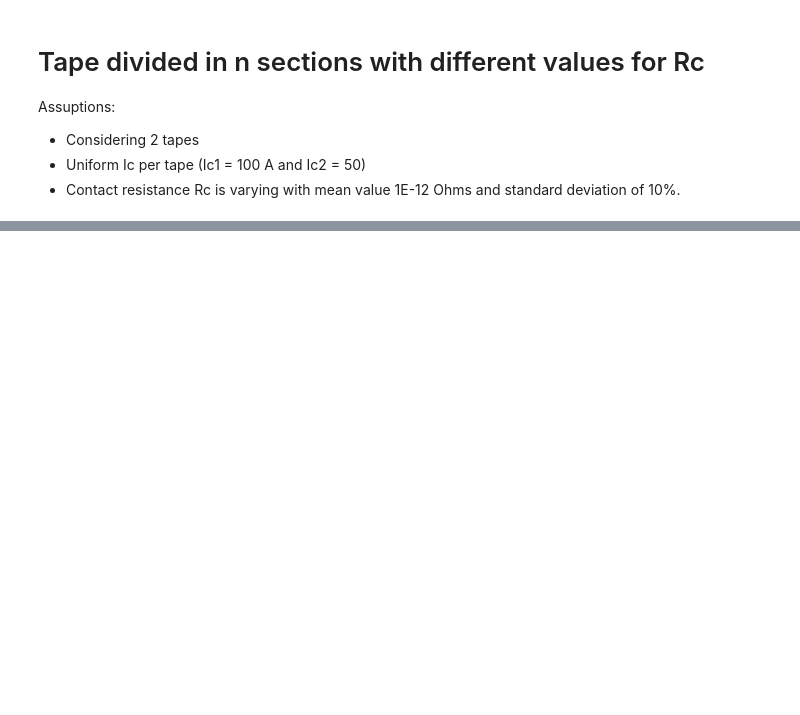
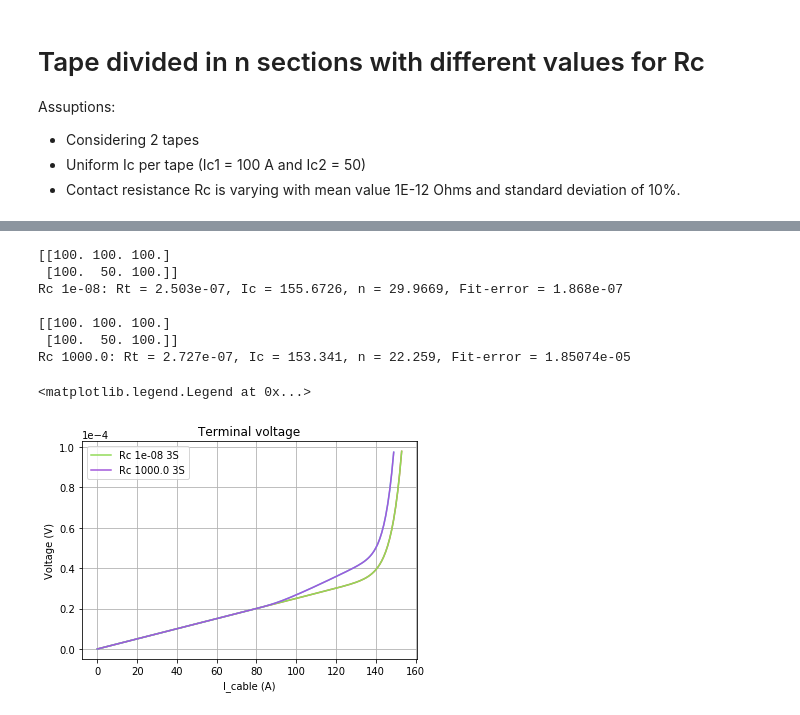
Before and after one commit to auroc10/LBNL, a Jupyter notebook: Contact/Contact resistance - Arbitrary number of sections.ipynb, the cells around one changed output, grey strips where cells are left out. Saved outputs shown, nothing was run; the diff lists cells and outputs as text; code cells hidden in the pictures; blank space fills up the shorter version.

```diff
--- a/Contact/Contact resistance - Arbitrary number of sections.ipynb
+++ b/Contact/Contact resistance - Arbitrary number of sections.ipynb
@@ -344,0 +355,72 @@ Fit: Rt = 2.499992243823655e-07, Ic = 139.0098835201944, n = 30.035578117086892,
+# %%
+%matplotlib inline
+
+R_cvals = np.array([10E-9,1000])
+ntape = 2
+for i in range(len(R_cvals)):
+    ns = 3 # Number of sections
+    filename = f'{ns} sections - Rc {R_cvals[i]}.cir'
+    Ic = np.zeros((ntape,ns))
+
+    Ic[0,:] = 100
+    Ic[1,:] = 100
+    Ic[1,1] = 50
+    print (Ic)
+    Rc = np.zeros(ns+1)+R_cvals[i]
+    #print(Rc)
+
+    Labels,data_points = generatingnetlist(filename,ns,Ic,Rc)
+    data = readdata(filename,Labels,data_points)
+
+    Icable = data[:,1]
+    Vt = data[:,2]
+    #plt.plot(Icable,Vt,label = f'Rc {Rc[i]}')
+
+    Vt_lim = []
+    Icable_lim = []
+    # Voltage limit
+    for l in range(len(Vt)):
+        if Vt[l] <= 100e-6: # Limit of the total voltage
+            Vt_lim.append(Vt[l])
+            Icable_lim.append(Icable[l])
+
+    Vt_lim = np.array(Vt_lim)
+    Icable_lim = np.array(Icable_lim)
+
+    plt.plot(Icable_lim,Vt_lim)
+    # Exponential fitting
+    Rt0,Ic0,n0 = 0.5E-6,100,30 # Initial values to fit exponential part
+    Rt_e,Ic_e,n_e = fit_exp(Icable_lim,Vt_lim,Rt0,Ic0,n0)
+    #print(Rt_e,Ic_e,n_e)
+
+    # Getting curve from fitting
+    Vt_fit_exp = model_func(Icable_lim,Rt_e,Ic_e,n_e)
+
+    # Calculating fitting error
+    Error = np.sqrt(sum((Vt_lim-Vt_fit_exp)**2))
+
+    # Plotting
+    print(f'Rc {Rc[i]}: Rt = {round(Rt_e,10)}, Ic = {round(Ic_e,4)}, n = {round(n_e,4)}, Fit-error = {round(Error,10)}\n')
+    plt.plot(Icable_lim,Vt_lim,label = f'Rc {Rc[i]} 3S')
+    #plt.plot(Icable_lim,Vt_fit_exp,label = f'Fit Rc {Rc[i]} 3S')
+    #plt.plot(data[:,1],data[:,2],label = Labels[2]+f'{ns} sections- Rc {R_cvals[i]}')
+
+
+plt.ticklabel_format(style='sci', axis='y', scilimits=(0,0))
+plt.xlabel('I_cable (A)')
+plt.ylabel('Voltage (V)')
+plt.title('Terminal voltage')
+#plt.ylim(0,100E-6)
+#plt.xlim(0,200)
+plt.grid()
+plt.legend()
+# %% [output]
+[[100. 100. 100.]
+ [100.  50. 100.]]
+Rc 1e-08: Rt = 2.503e-07, Ic = 155.6726, n = 29.9669, Fit-error = 1.868e-07
+
+[[100. 100. 100.]
+ [100.  50. 100.]]
+Rc 1000.0: Rt = 2.727e-07, Ic = 153.341, n = 22.259, Fit-error = 1.85074e-05
+<matplotlib.legend.Legend at 0x...>
+[figure, added]
```
Also changed, not shown: parts of 6 cells of this notebook.
